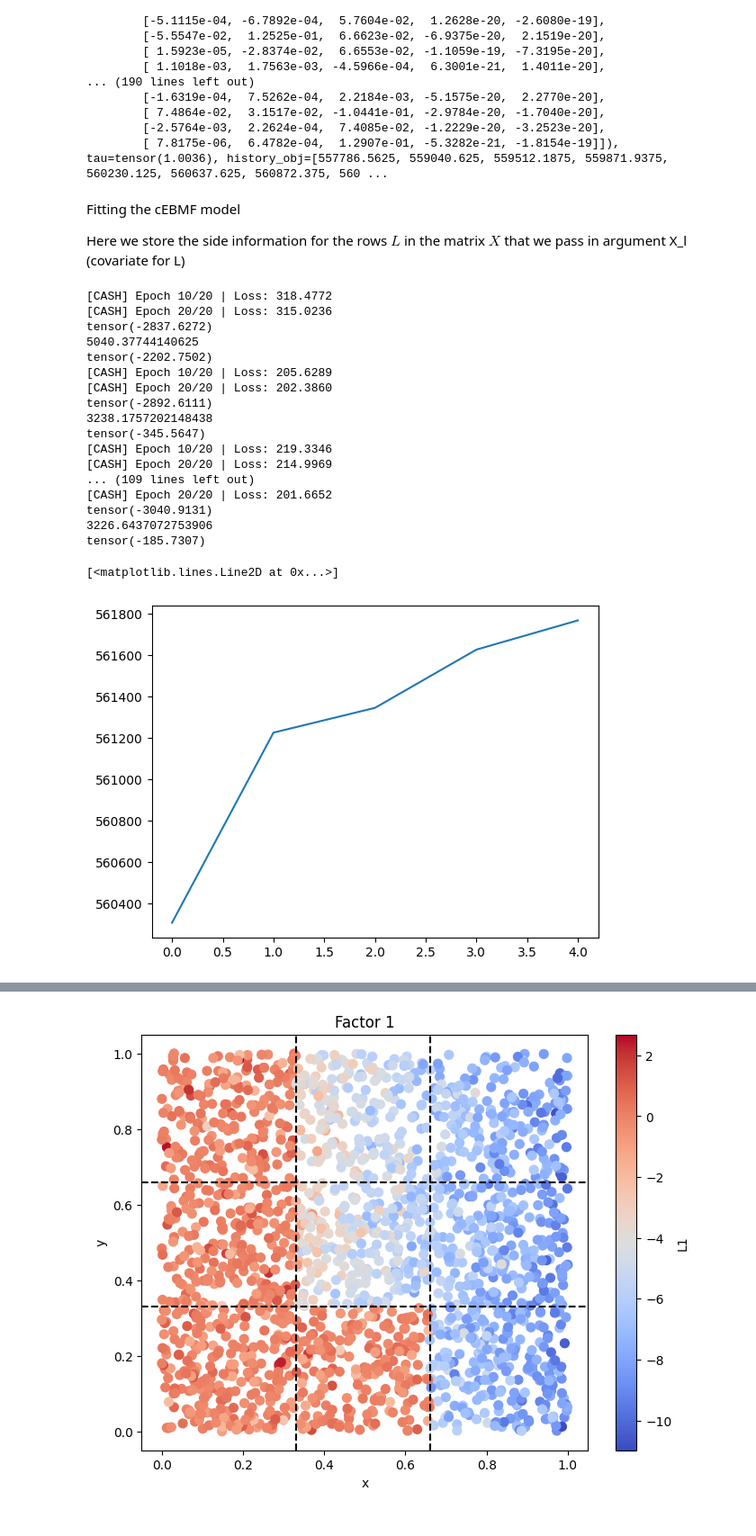
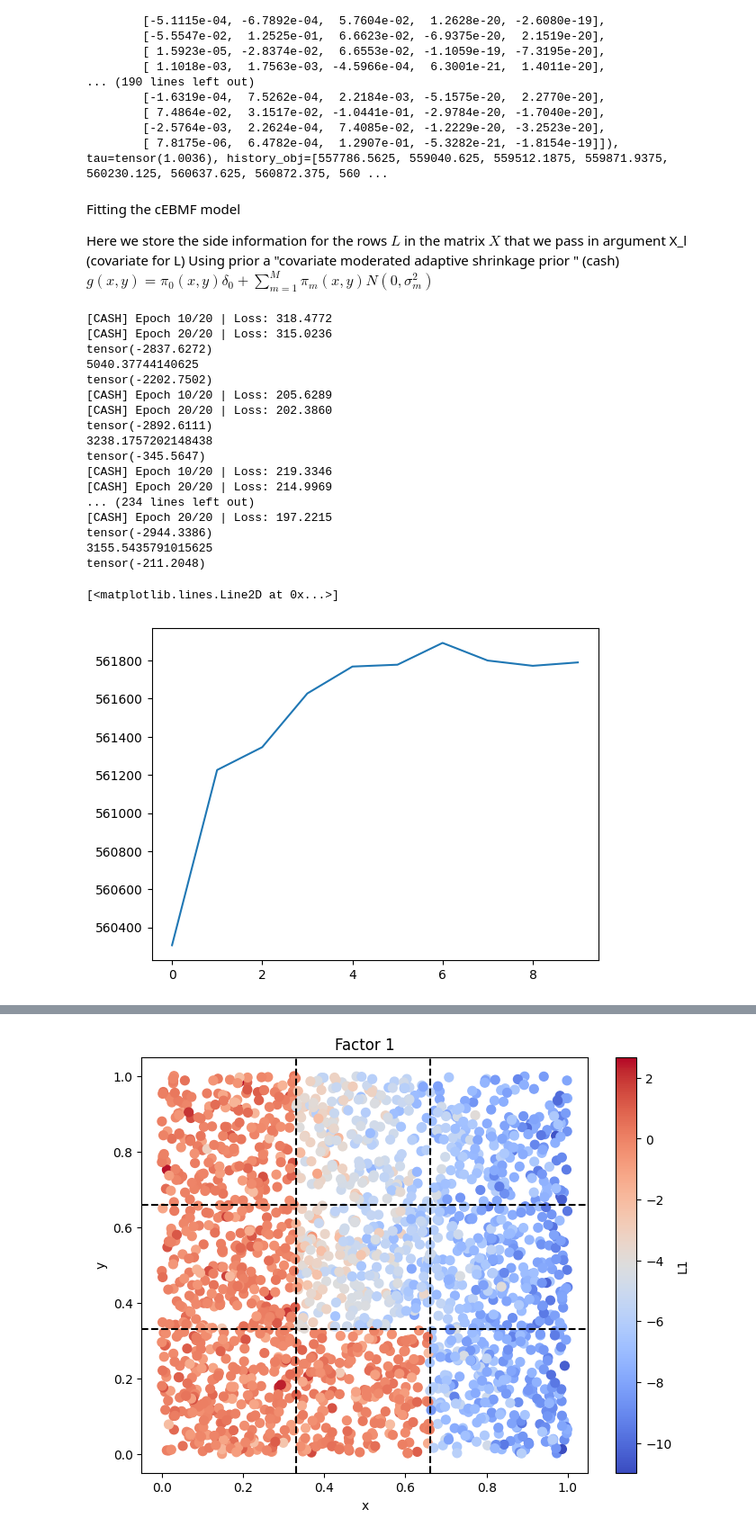
Before and after one commit to william-denault/cebmf_torch, a Jupyter notebook: examples/Tiled-clustering model.ipynb, the cells around one changed output, grey strips where cells are left out. Shown at 90% size. Drawn from its saved outputs; the diff is of its cells as text; code cells hidden in the pictures.

```diff
--- a/examples/Tiled-clustering model.ipynb
+++ b/examples/Tiled-clustering model.ipynb
@@ -159,30 +200,31 @@ Fitting the cEBMF model
 
 
 Here we store the side information for the rows $L$ in the matrix $X$ that we pass in argument X_l (covariate for L)
+Using prior   a "covariate moderated adaptive shrinkage prior " (cash) $ g(x,y) = \pi_0(x,y) \delta_0 + \sum_{m=1}^M \pi_m (x,y) N(0, \sigma_m^2)  $
 # %%
 mycebmf11=  cEBMF(data=Z, X_l=X,
                  prior_L="cash" , allow_backfitting=False)
 mycebmf11.initialise_factors()
-mycebmf11.fit(5)
+mycebmf11.fit(10)
 
 plt.plot(mycebmf11.obj)
 # %% [output]
 [CASH] Epoch 10/20 | Loss: 318.4772
 [CASH] Epoch 20/20 | Loss: 315.0236
 tensor(-2837.6272)
 5040.37744140625
 tensor(-2202.7502)
 [CASH] Epoch 10/20 | Loss: 205.6289
 [CASH] Epoch 20/20 | Loss: 202.3860
 tensor(-2892.6111)
 3238.1757202148438
 tensor(-345.5647)
 [CASH] Epoch 10/20 | Loss: 219.3346
 [CASH] Epoch 20/20 | Loss: 214.9969
-... (109 lines left out)
-[CASH] Epoch 20/20 | Loss: 201.6652
-tensor(-3040.9131)
-3226.6437072753906
-tensor(-185.7307)
+... (234 lines left out)
+[CASH] Epoch 20/20 | Loss: 197.2215
+tensor(-2944.3386)
+3155.5435791015625
+tensor(-211.2048)
 [<matplotlib.lines.Line2D at 0x...>]
-[figure, old version]
+[figure, new version]
```
Also changed, not shown: parts of 23 cells of this notebook, 2 other files.
